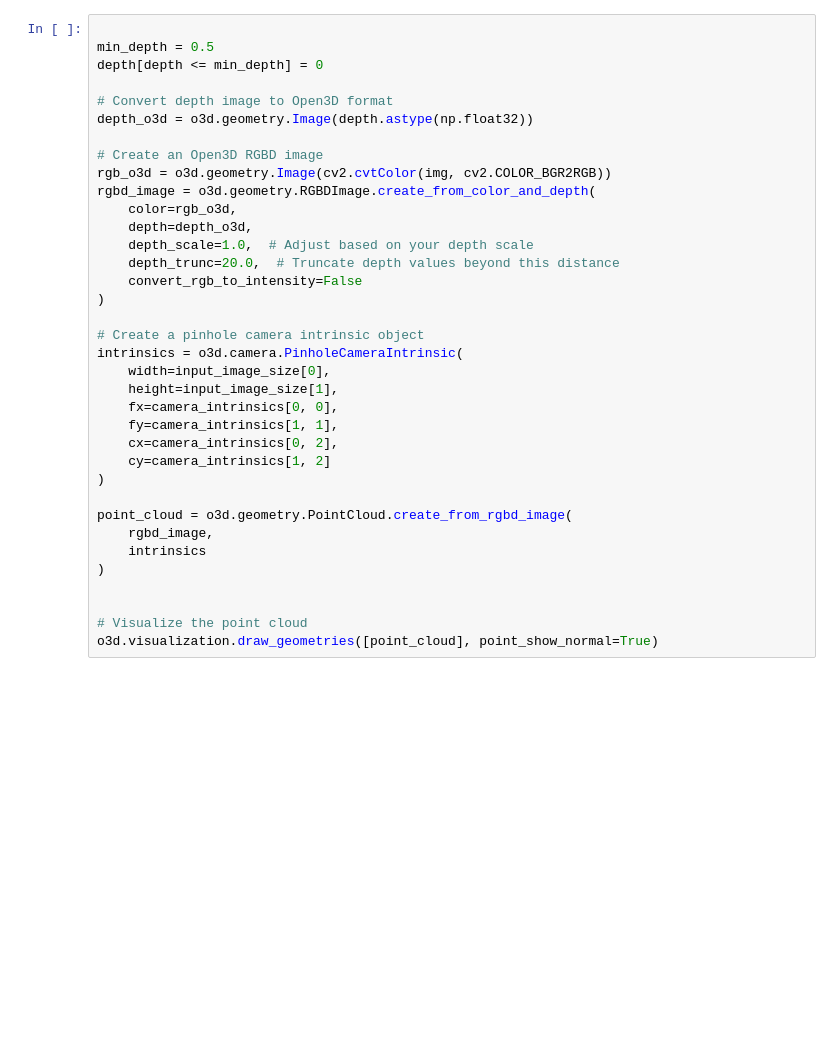
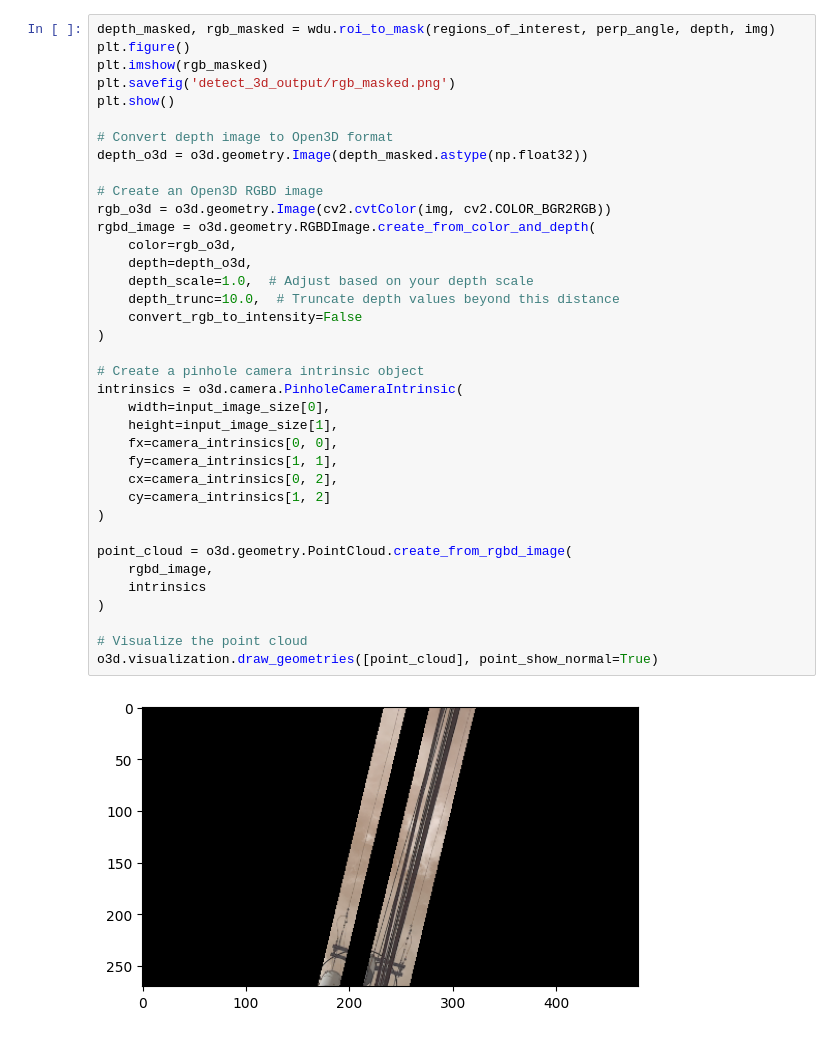
Before and after one commit to tharp789/wire_detection_tests, a Jupyter notebook: ransac_test.ipynb, the cells around one changed output. Saved outputs shown, nothing was run; the diff lists cells and outputs as text; blank space fills up the shorter version.

```diff
--- a/ransac_test.ipynb
+++ b/ransac_test.ipynb
@@ -95,36 +174,39 @@ plt.imshow(img_2d_detect)
 # %%
-
-min_depth = 0.5
-depth[depth <= min_depth] = 0
+depth_masked, rgb_masked = wdu.roi_to_mask(regions_of_interest, perp_angle, depth, img)
+plt.figure()
+plt.imshow(rgb_masked)
+plt.savefig('detect_3d_output/rgb_masked.png')
+plt.show()
 
 # Convert depth image to Open3D format
-depth_o3d = o3d.geometry.Image(depth.astype(np.float32))
+depth_o3d = o3d.geometry.Image(depth_masked.astype(np.float32))
 
 # Create an Open3D RGBD image
 rgb_o3d = o3d.geometry.Image(cv2.cvtColor(img, cv2.COLOR_BGR2RGB))
 rgbd_image = o3d.geometry.RGBDImage.create_from_color_and_depth(
     color=rgb_o3d,
     depth=depth_o3d,
     depth_scale=1.0,  # Adjust based on your depth scale
-    depth_trunc=20.0,  # Truncate depth values beyond this distance
+    depth_trunc=10.0,  # Truncate depth values beyond this distance
     convert_rgb_to_intensity=False
 )
 
 # Create a pinhole camera intrinsic object
 intrinsics = o3d.camera.PinholeCameraIntrinsic(
     width=input_image_size[0],
     height=input_image_size[1],
     fx=camera_intrinsics[0, 0],
     fy=camera_intrinsics[1, 1],
     cx=camera_intrinsics[0, 2],
     cy=camera_intrinsics[1, 2]
 )
 
 point_cloud = o3d.geometry.PointCloud.create_from_rgbd_image(
     rgbd_image,
     intrinsics
 )
 
-
 # Visualize the point cloud
 o3d.visualization.draw_geometries([point_cloud], point_show_normal=True)
+# %% [output]
+[figure, added]
```
Also changed, not shown: parts of 4 cells of this notebook, 19 other files.
